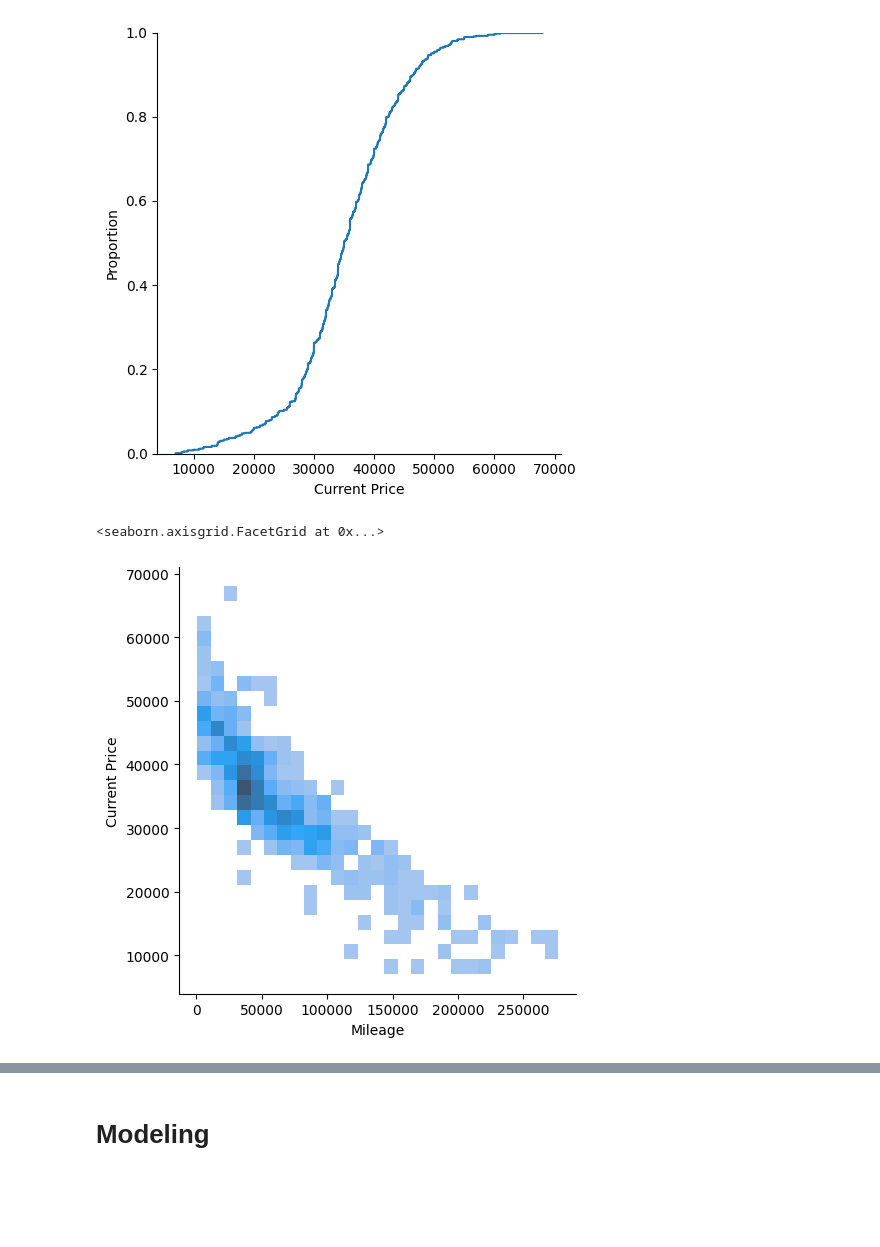
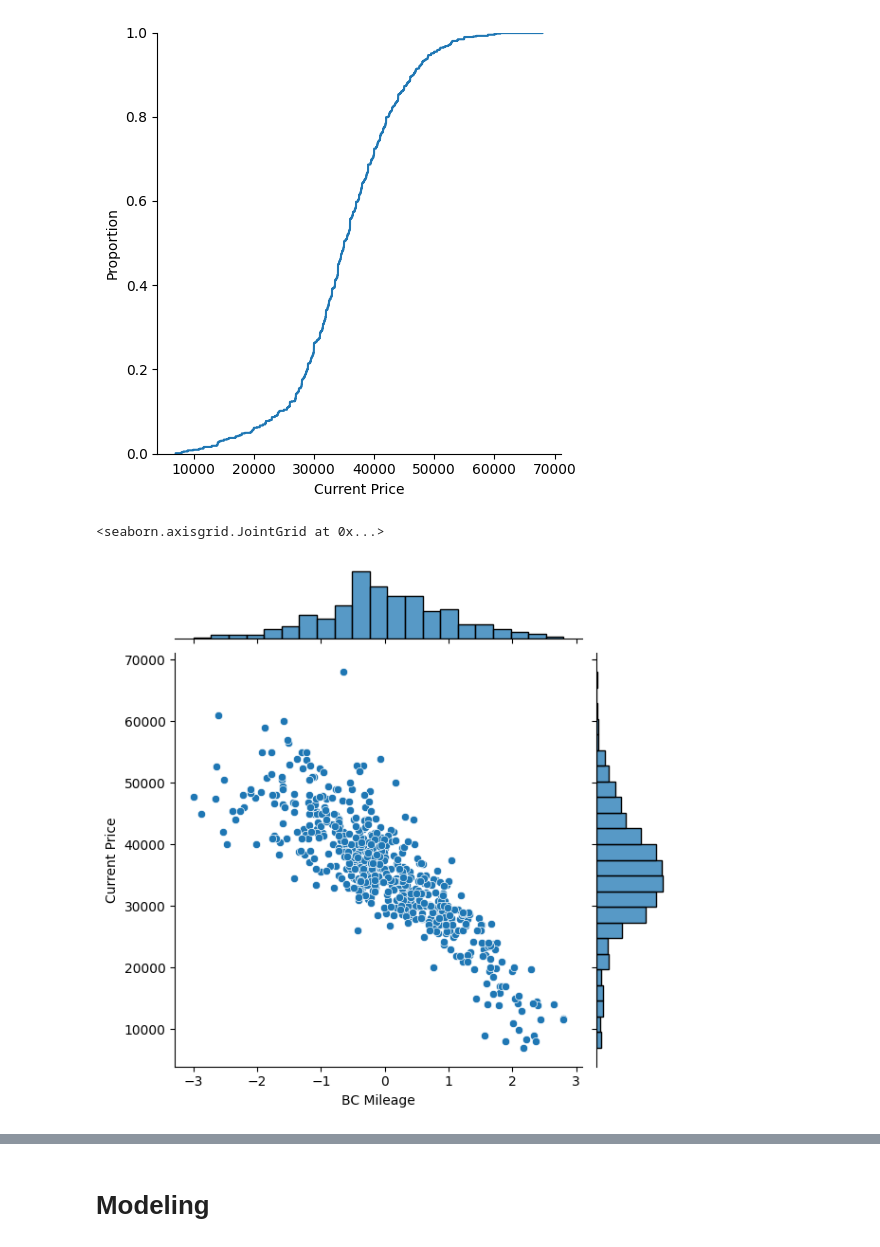
Before and after one commit to mglissmann/usa_car_sale_prices, a Jupyter notebook: analysis.ipynb, the cells around one changed output, grey strips where cells are left out. Cells and saved outputs as stored; diff of their text form; code cells hidden in the pictures; blank space fills up the shorter version.

Commit message:
box-cox transformed Mileage for normality and improved OLS fit

```diff
--- a/analysis.ipynb
+++ b/analysis.ipynb
@@ -265,11 +259,7 @@ sns.displot(data=toyota_4runner[toyota_4runner['Status'] == 'Used'], x='Current
 <seaborn.axisgrid.FacetGrid at 0x...>
 [figure]
 # %%
-sns.displot(
-    data=toyota_4runner[toyota_4runner['Status'] == 'Used'],
-    x="Mileage",
-    y="Current Price"
-    )
+sns.jointplot(data=pd.concat([X_train, y_train], axis=1), x="BC Mileage", y="Current Price")
 # %% [output]
-<seaborn.axisgrid.FacetGrid at 0x...>
+<seaborn.axisgrid.JointGrid at 0x...>
-[figure, old version]
+[figure, new version]
```
Also changed, not shown: parts of 21 cells of this notebook.
